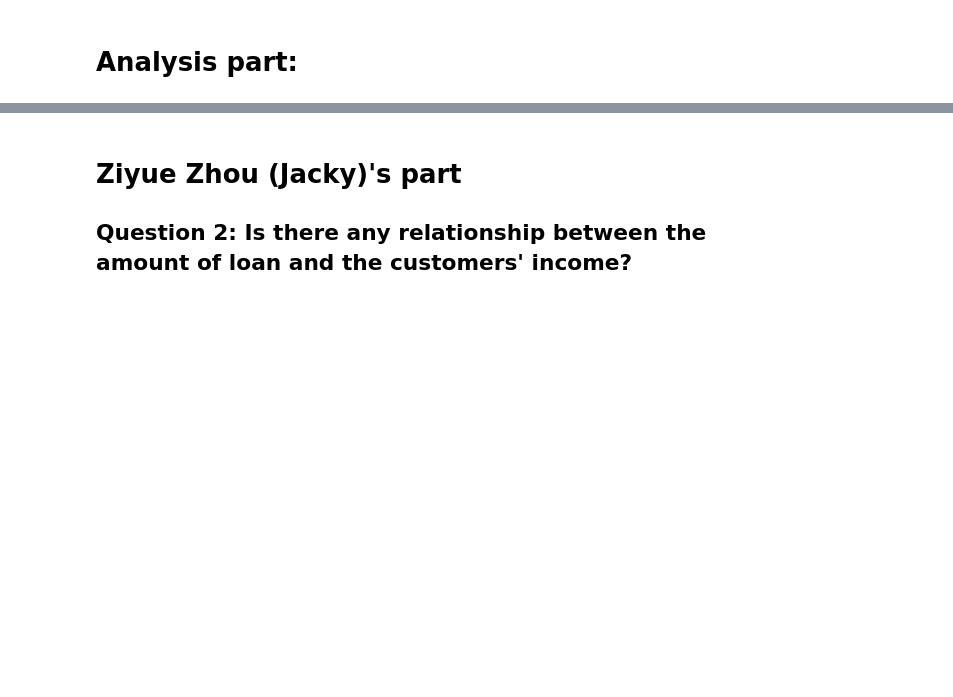
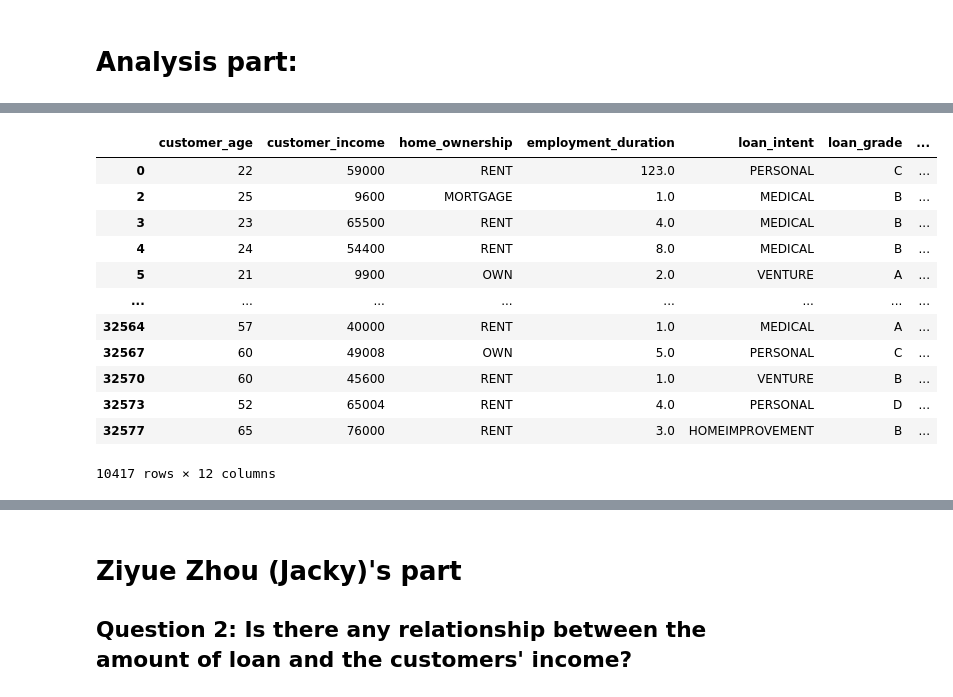
Before and after one commit to Oatsinthepine/Project_1_group8, a Jupyter notebook: Starter_notebook.ipynb, the cells around one changed output, grey strips where cells are left out. Saved outputs shown, nothing was run; the diff lists cells and outputs as text; code cells hidden in the pictures; blank space fills up the shorter version.

```diff
--- a/Starter_notebook.ipynb
+++ b/Starter_notebook.ipynb
@@ -216,0 +217,17 @@ Wang Han's part:
+# %%
+cleaned_loan_df_new = cleaned_loan_df.dropna()
+cleaned_loan_df_new
+# %% [output]
+|  | customer_age | customer_income | home_ownership | employment_duration | loan_intent | loan_grade | ... |
+| 0 | 22 | 59000 | RENT | 123.0 | PERSONAL | C | ... |
+| 2 | 25 | 9600 | MORTGAGE | 1.0 | MEDICAL | B | ... |
+| 3 | 23 | 65500 | RENT | 4.0 | MEDICAL | B | ... |
+| 4 | 24 | 54400 | RENT | 8.0 | MEDICAL | B | ... |
+| 5 | 21 | 9900 | OWN | 2.0 | VENTURE | A | ... |
+| ... | ... | ... | ... | ... | ... | ... | ... |
+| 32564 | 57 | 40000 | RENT | 1.0 | MEDICAL | A | ... |
+| 32567 | 60 | 49008 | OWN | 5.0 | PERSONAL | C | ... |
+| 32570 | 60 | 45600 | RENT | 1.0 | VENTURE | B | ... |
+| 32573 | 52 | 65004 | RENT | 4.0 | PERSONAL | D | ... |
+| 32577 | 65 | 76000 | RENT | 3.0 | HOMEIMPROVEMENT | B | ... |
+10417 rows × 12 columns
```
Also changed, not shown: parts of 11 cells of this notebook, 1 other file.
